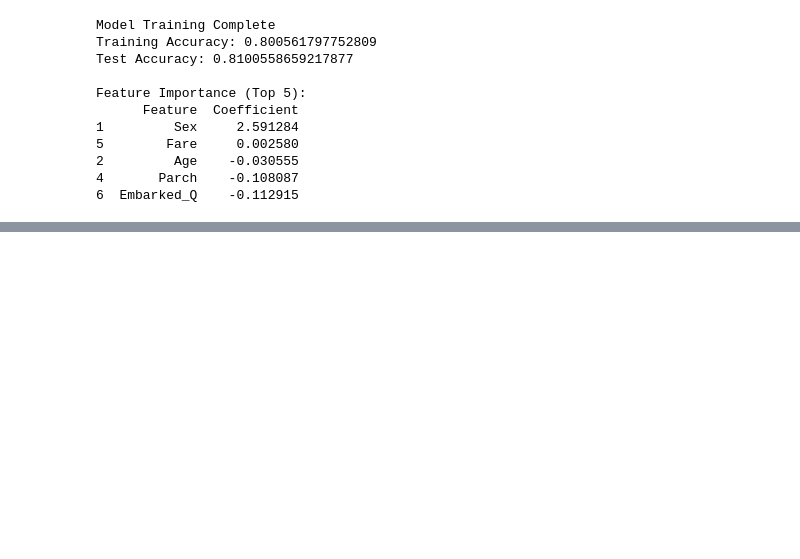
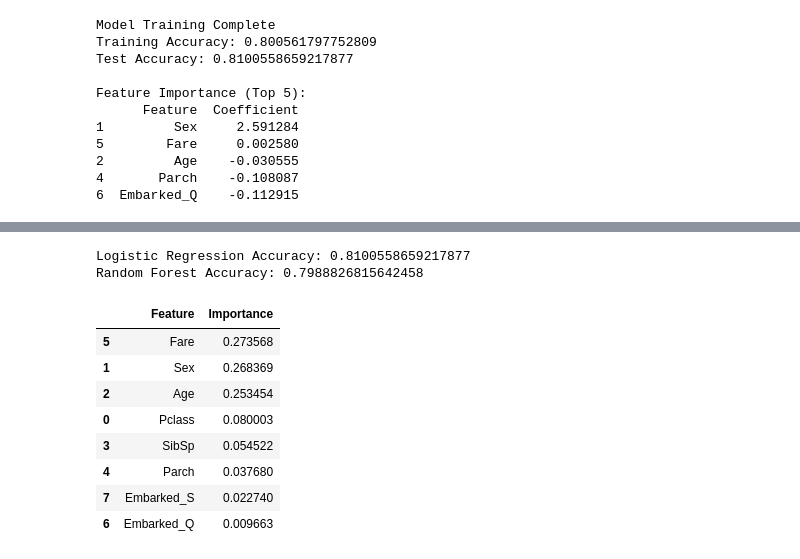
Before and after one commit to mukul-marwah/ai-project, a Jupyter notebook: module_3_classification_models.ipynb, the cells around one changed output, grey strips where cells are left out. Drawn from its saved outputs; the diff is of its cells as text; code cells hidden in the pictures; blank space fills up the shorter version.

Commit message:
Complete Module 3: Classification models (regression + random forest)

```diff
--- a/module_3_classification_models.ipynb
+++ b/module_3_classification_models.ipynb
@@ -146,3 +146,9 @@ Feature Importance (Top 5):
 2         Age    -0.030555
 4       Parch    -0.108087
 6  Embarked_Q    -0.112915
+# %%
+from sklearn.ensemble import RandomForestClassifier
+# Builds 100 decision trees and combines their votes
+rf_model = RandomForestClassifier(n_estimators=100, random_state = 42)
+
+rf_model.fit(X_train, y_train)
@@ -148,0 +170,19 @@ Feature Importance (Top 5):
+# %%
+print("Logistic Regression Accuracy:", model.score(X_test, y_test))
+print("Random Forest Accuracy:", rf_model.score(X_test, y_test))
+# %% [output]
+Logistic Regression Accuracy: 0.8100558659217877
+Random Forest Accuracy: 0.7988826815642458
+# %%
+rf_importance = pd.DataFrame({"Feature": X_train.columns, "Importance": rf_model.feature_importances_})
+rf_importance.sort_values(by = "Importance", ascending = False)
+# %% [output]
+|  | Feature | Importance |
+| 5 | Fare | 0.273568 |
+| 1 | Sex | 0.268369 |
+| 2 | Age | 0.253454 |
+| 0 | Pclass | 0.080003 |
+| 3 | SibSp | 0.054522 |
+| 4 | Parch | 0.037680 |
+| 7 | Embarked_S | 0.022740 |
+| 6 | Embarked_Q | 0.009663 |
```
Also changed, not shown: parts of 2 cells of this notebook.
